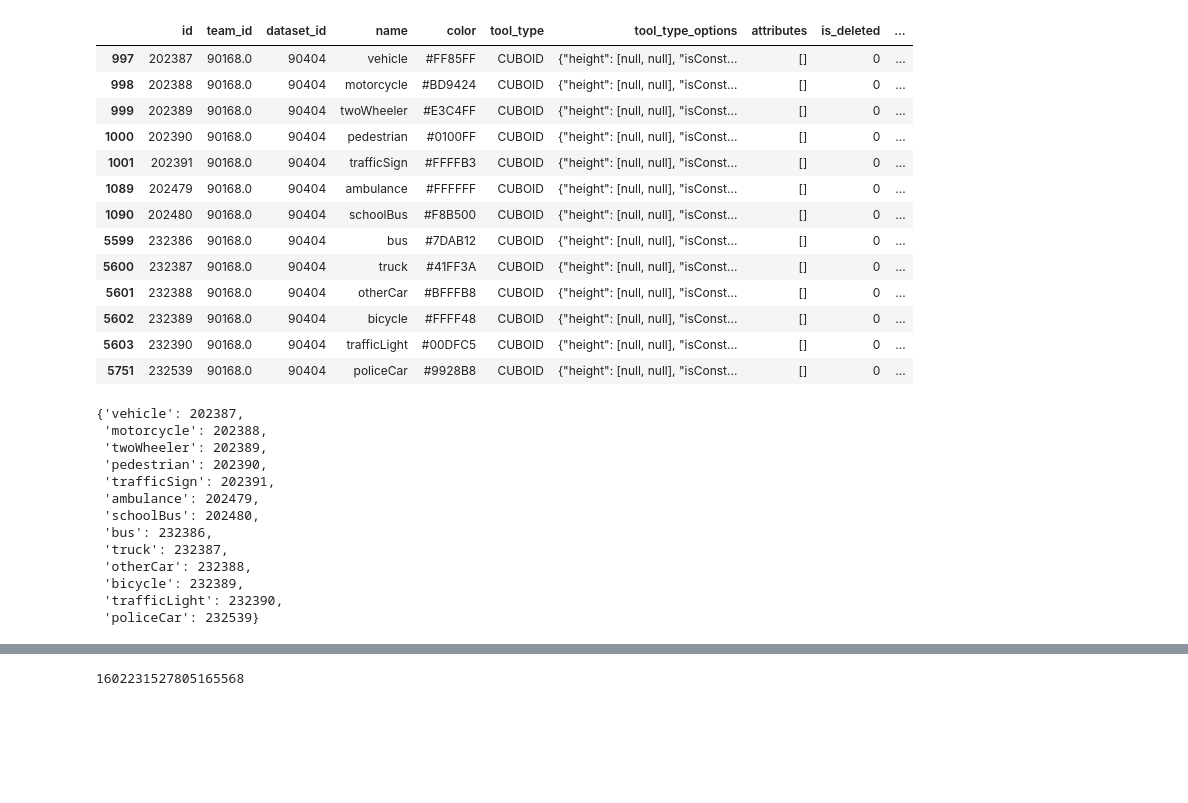
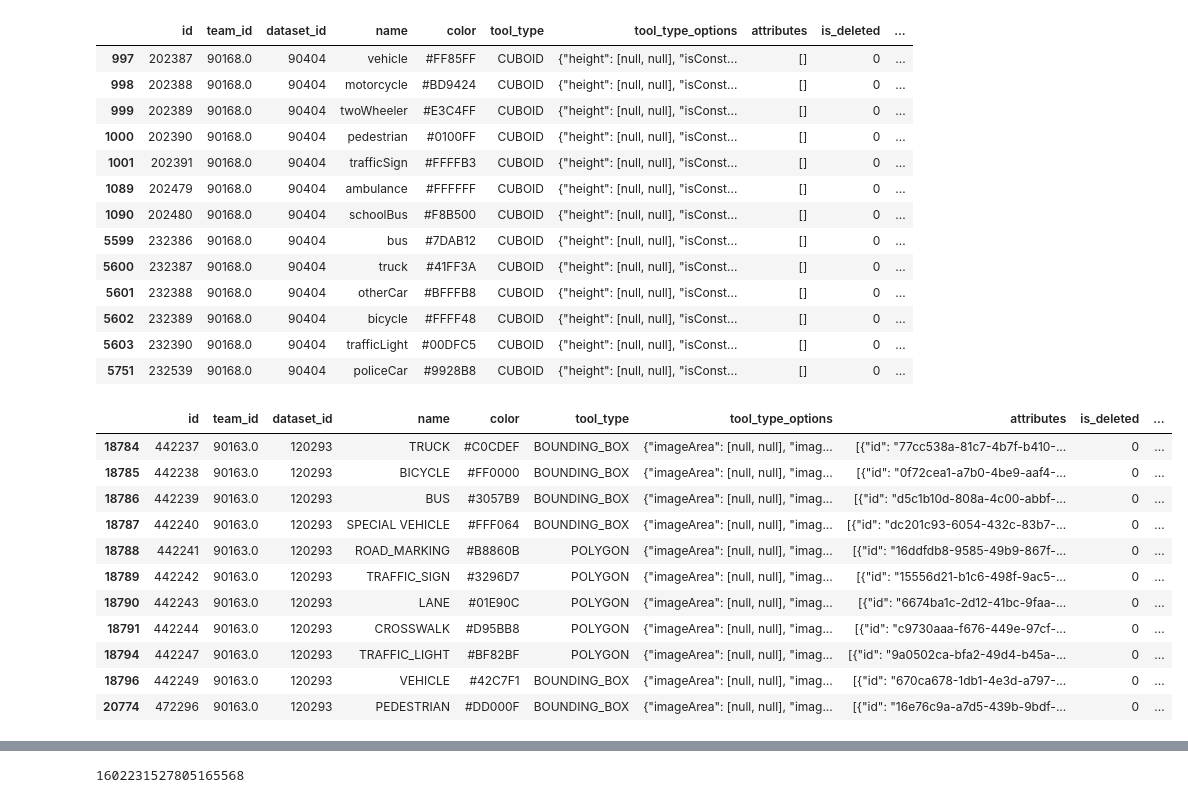
Before and after one commit to sunnysihao/basic_projects, a Jupyter notebook: 谢秋梅/X1反显/test.ipynb, the cells around one changed output, grey strips where cells are left out. Cells and saved outputs as stored; diff of their text form; code cells hidden in the pictures; blank space fills up the shorter version.

```diff
--- a/谢秋梅/X1反显/test.ipynb
+++ b/谢秋梅/X1反显/test.ipynb
@@ -44,24 +90,21 @@ df_class
 | 5602 | 232389 | 90168.0 | 90404 | bicycle | #FFFF48 | CUBOID | {"height": [null, null], "isConst... | [] | 0 | ... |
 | 5603 | 232390 | 90168.0 | 90404 | trafficLight | #00DFC5 | CUBOID | {"height": [null, null], "isConst... | [] | 0 | ... |
 | 5751 | 232539 | 90168.0 | 90404 | policeCar | #9928B8 | CUBOID | {"height": [null, null], "isConst... | [] | 0 | ... |
-# %%
-class_name_id_mapping = {}
-for x in df_class.iloc:
-    k = x['name']
-    v = x['id']
-    class_name_id_mapping[k] = v
-class_name_id_mapping
-# %% [output]
-{'vehicle': 202387,
- 'motorcycle': 202388,
- 'twoWheeler': 202389,
- 'pedestrian': 202390,
- 'trafficSign': 202391,
- 'ambulance': 202479,
- 'schoolBus': 202480,
- 'bus': 232386,
- 'truck': 232387,
- 'otherCar': 232388,
- 'bicycle': 232389,
- 'trafficLight': 232390,
- 'policeCar': 232539}
+# %%
+df_class_image = pd.read_csv(csv_class)
+df_class_image = df_class_image[(df_class_image['dataset_id'] == 120293)]
+class_attr = df_class_image
+class_attr
+# %% [output]
+|  | id | team_id | dataset_id | name | color | tool_type | tool_type_options | attributes | is_deleted | ... |
+| 18784 | 442237 | 90163.0 | 120293 | TRUCK | #C0CDEF | BOUNDING_BOX | {"imageArea": [null, null], "imag... | [{"id": "77cc538a-81c7-4b7f-b410-... | 0 | ... |
+| 18785 | 442238 | 90163.0 | 120293 | BICYCLE | #FF0000 | BOUNDING_BOX | {"imageArea": [null, null], "imag... | [{"id": "0f72cea1-a7b0-4be9-aaf4-... | 0 | ... |
+| 18786 | 442239 | 90163.0 | 120293 | BUS | #3057B9 | BOUNDING_BOX | {"imageArea": [null, null], "imag... | [{"id": "d5c1b10d-808a-4c00-abbf-... | 0 | ... |
+| 18787 | 442240 | 90163.0 | 120293 | SPECIAL VEHICLE | #FFF064 | BOUNDING_BOX | {"imageArea": [null, null], "imag... | [{"id": "dc201c93-6054-432c-83b7-... | 0 | ... |
+| 18788 | 442241 | 90163.0 | 120293 | ROAD_MARKING | #B8860B | POLYGON | {"imageArea": [null, null], "imag... | [{"id": "16ddfdb8-9585-49b9-867f-... | 0 | ... |
+| 18789 | 442242 | 90163.0 | 120293 | TRAFFIC_SIGN | #3296D7 | POLYGON | {"imageArea": [null, null], "imag... | [{"id": "15556d21-b1c6-498f-9ac5-... | 0 | ... |
+| 18790 | 442243 | 90163.0 | 120293 | LANE | #01E90C | POLYGON | {"imageArea": [null, null], "imag... | [{"id": "6674ba1c-2d12-41bc-9faa-... | 0 | ... |
+| 18791 | 442244 | 90163.0 | 120293 | CROSSWALK | #D95BB8 | POLYGON | {"imageArea": [null, null], "imag... | [{"id": "c9730aaa-f676-449e-97cf-... | 0 | ... |
+| 18794 | 442247 | 90163.0 | 120293 | TRAFFIC_LIGHT | #BF82BF | POLYGON | {"imageArea": [null, null], "imag... | [{"id": "9a0502ca-bfa2-49d4-b45a-... | 0 | ... |
+| 18796 | 442249 | 90163.0 | 120293 | VEHICLE | #42C7F1 | BOUNDING_BOX | {"imageArea": [null, null], "imag... | [{"id": "670ca678-1db1-4e3d-a797-... | 0 | ... |
+| 20774 | 472296 | 90163.0 | 120293 | PEDESTRIAN | #DD000F | BOUNDING_BOX | {"imageArea": [null, null], "imag... | [{"id": "16e76c9a-a7d5-439b-9bdf-... | 0 | ... |
```
Also changed, not shown: parts of 24 cells of this notebook, 3 other files.
